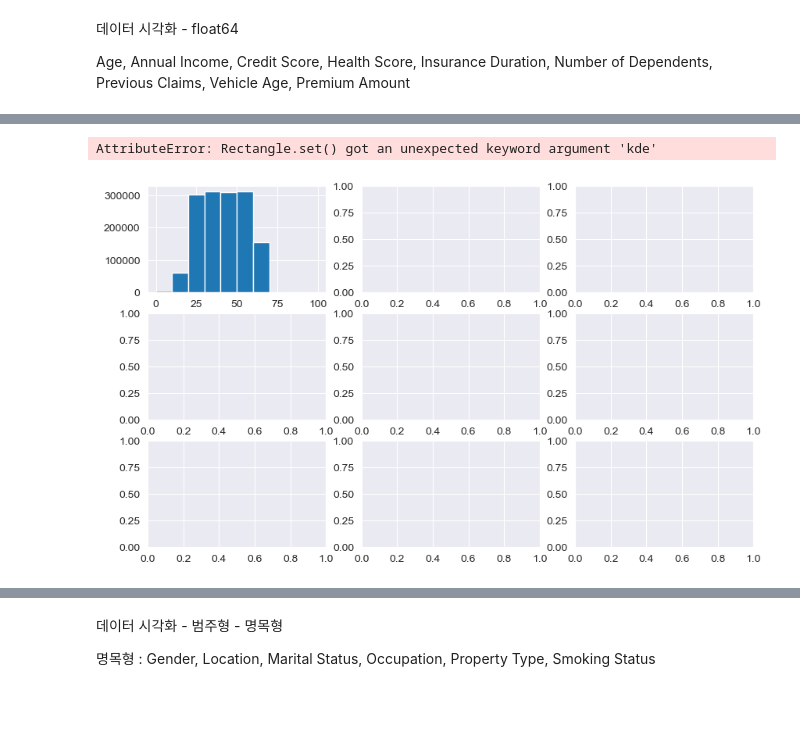
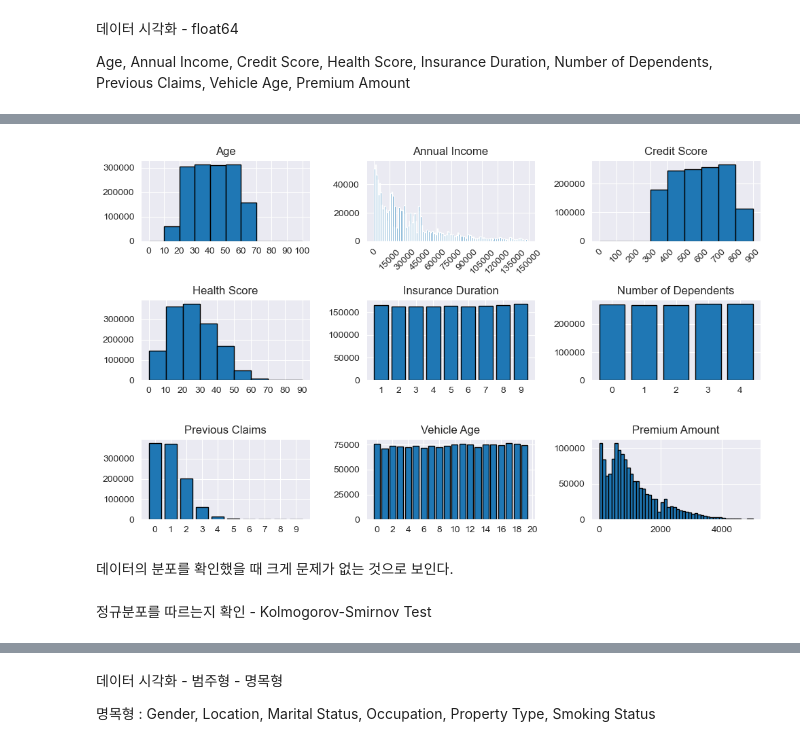
Before and after one commit to hyungijung/Project, a Jupyter notebook: Regression with an Insurance Dataset.ipynb, the cells around one changed output, grey strips where cells are left out. Drawn from its saved outputs; the diff is of its cells as text; code cells hidden in the pictures; blank space fills up the shorter version.

```diff
--- a/Regression with an Insurance Dataset.ipynb
+++ b/Regression with an Insurance Dataset.ipynb
@@ -268,0 +272,10 @@ plt.show()
+# %%
+for column in ('Age', 'Annual Income', 'Credit Score', 'Health Score', 'Premium Amount'):
+    column_null = frame_comp[column].dropna()
+    stat, p = sp.stats.kstest(column_null, 'norm')
+    print(f"{column} : Statistic={stat}, p-value={p}")
+
+    if p > 0.05:
+        print("정규분포를 따릅니다.\n")
+    else:
+        print("정규분포를 따르지 않습니다.\n")
@@ -377,0 +410,10 @@ plt.show()
+# %%
+for column in ('Age', 'Annual Income', 'Credit Score', 'Health Score', 'Premium Amount'):
+    column_null = frame_origin[column].dropna()
+    stat, p = sp.stats.kstest(column_null, 'norm')
+    print(f"{column} : Statistic={stat}, p-value={p}")
+
+    if p > 0.05:
+        print("정규분포를 따릅니다.\n")
+    else:
+        print("정규분포를 따르지 않습니다.\n")
@@ -811,7 +868,7 @@ frame.describe()
 # %%
 fig, axes = plt.subplots(3, 3, figsize=(10, 6))
 
-axes[0][0].hist(frame["Age"], bins=np.arange(0, 110, 10), edgecolor='black', kde=True)
+axes[0][0].hist(frame["Age"], bins=np.arange(0, 110, 10), edgecolor='black')
 axes[0][0].set_xticks(np.arange(0, 110, 10))
 axes[0][0].set_title('Age')
 
@@ -828,32 +885,35 @@ axes[0][2].tick_params(axis="x", rotation=45)
 
 axes[1][0].hist(frame["Health Score"], bins=np.arange(0.0, 100.0, 10.0), edgecolor='black')
 axes[1][0].set_xticks(np.arange(0.0, 100.0, 10.0))
 axes[1][0].set_title('Health Score')
 
 axes[1][1].bar(frame["Insurance Duration"].value_counts().index, frame["Insurance Duration"].value_counts().values, edgecolor='black')
 axes[1][1].set_xticks(frame["Insurance Duration"].value_counts().index)
 axes[1][1].set_title('Insurance Duration')
 
 axes[1][2].bar(frame["Number of Dependents"].value_counts().index, frame["Number of Dependents"].value_counts().values, edgecolor='black')
 axes[1][2].set_xticks(frame["Number of Dependents"].value_counts().index)
 axes[1][2].set_title('Number of Dependents')
 
 
 axes[2][0].bar(frame["Previous Claims"].value_counts().index, frame["Previous Claims"].value_counts().values, edgecolor='black')
 axes[2][0].set_xticks(frame["Previous Claims"].value_counts().index)
 axes[2][0].set_title('Previous Claims')
 
 axes[2][1].bar(frame["Vehicle Age"].value_counts().index, frame["Vehicle Age"].value_counts().values, edgecolor='black')
 axes[2][1].set_xticks(np.linspace(0, 20, 11))
 axes[2][1].set_title('Vehicle Age')
 
 axes[2][2].hist(frame["Premium Amount"], bins=np.arange(0, 5001, 100), edgecolor='black')
 axes[2][2].set_title('Premium Amount')
 
 
 plt.tight_layout()
 
 plt.show()
 # %% [output]
-AttributeError: Rectangle.set() got an unexpected keyword argument 'kde'
-[figure, old version]
+[figure, new version]
+# %% [markdown]
+데이터의 분포를 확인했을 때 크게 문제가 없는 것으로 보인다.
+# %% [markdown]
+정규분포를 따르는지 확인 - Kolmogorov-Smirnov Test
```
Also changed, not shown: parts of 16 cells of this notebook.
